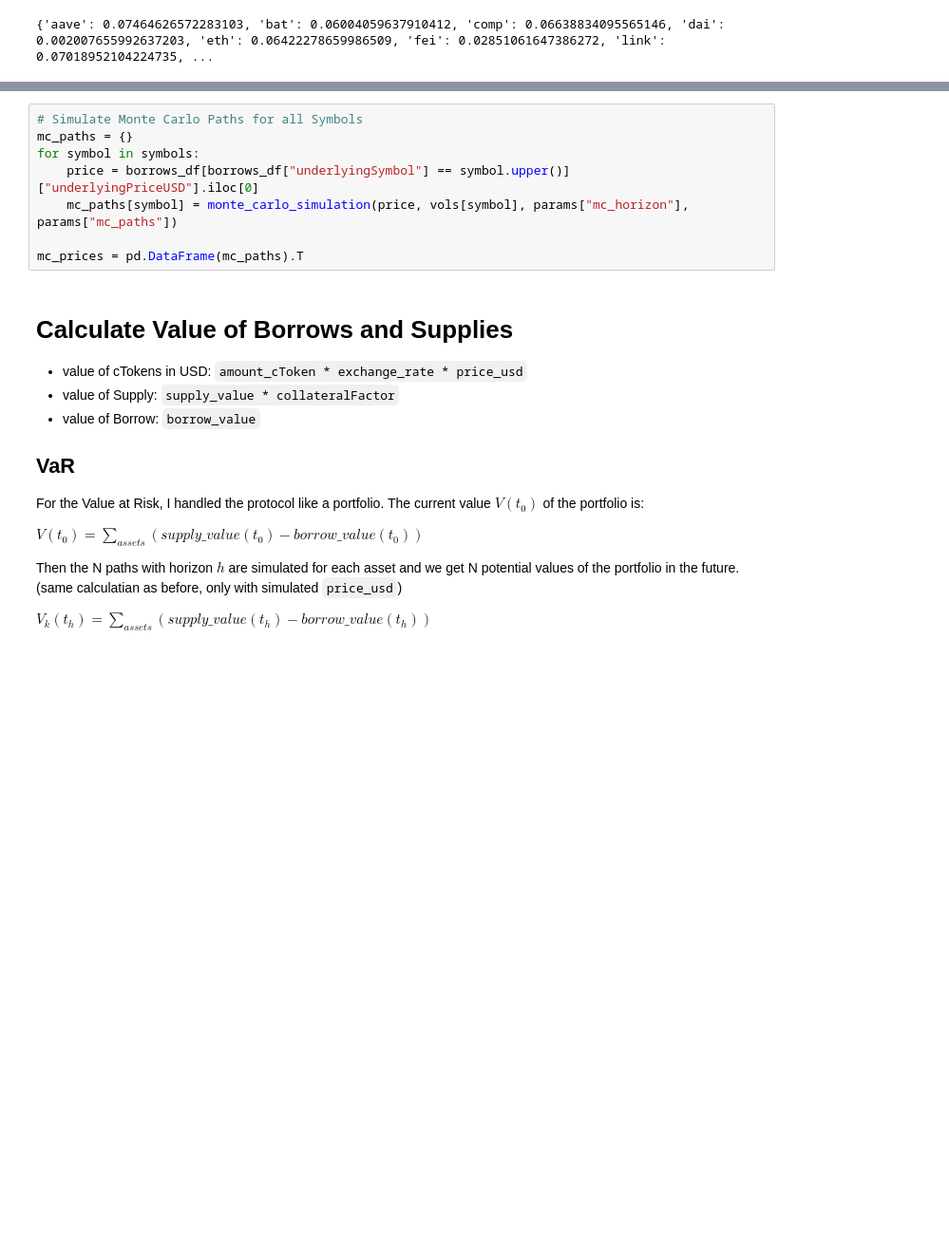
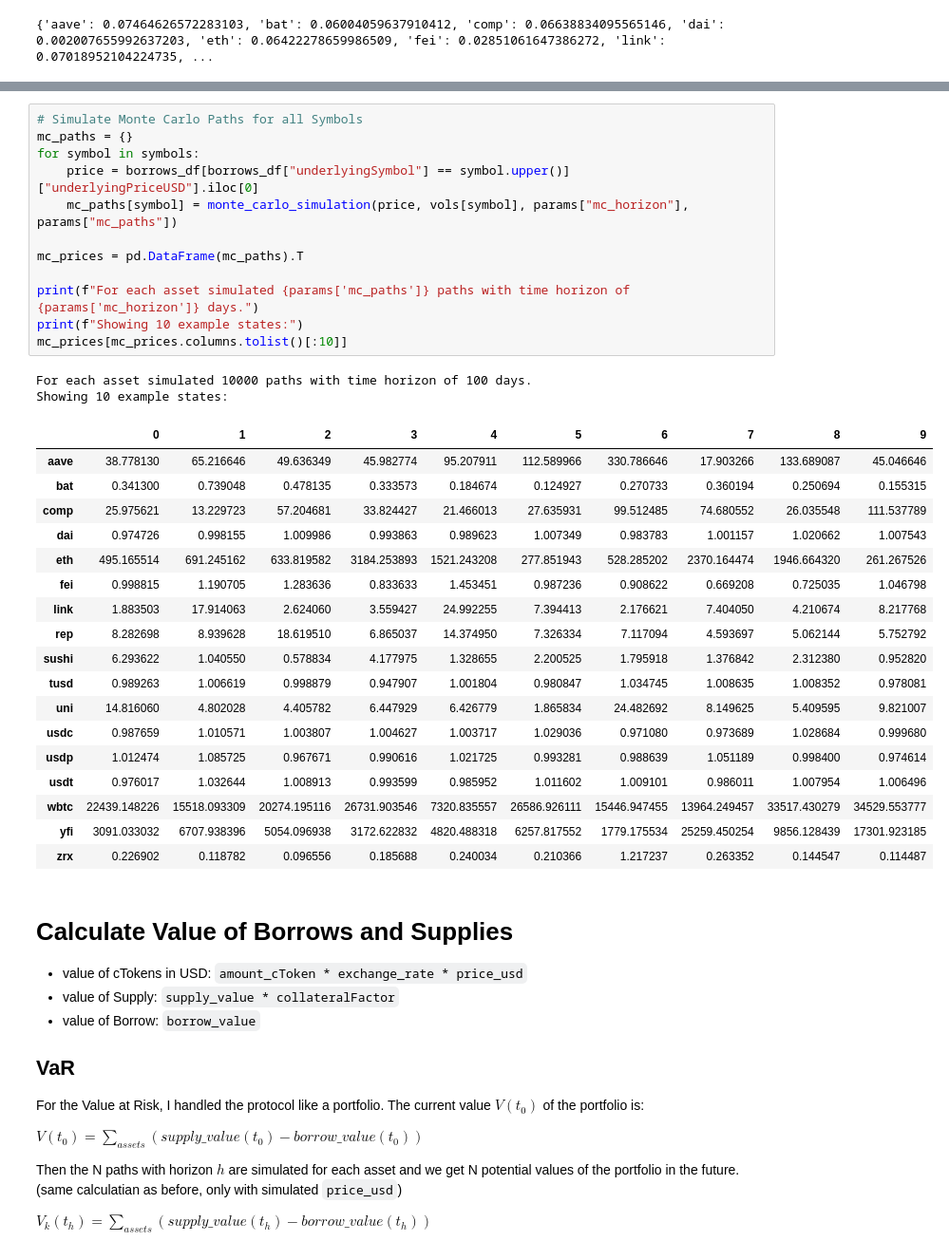
Before and after one commit to franwe/Compound, a Jupyter notebook: main.ipynb, the cells around one changed output, grey strips where cells are left out. Shown at 95% size. Saved outputs shown, nothing was run; the diff lists cells and outputs as text; blank space fills up the shorter version.

Commit message:
:memo: show example of MC simulations

```diff
--- a/main.ipynb
+++ b/main.ipynb
@@ -197,11 +197,36 @@ plt.show()
 # %%
 # Simulate Monte Carlo Paths for all Symbols
 mc_paths = {}
 for symbol in symbols:
     price = borrows_df[borrows_df["underlyingSymbol"] == symbol.upper()]["underlyingPriceUSD"].iloc[0]
     mc_paths[symbol] = monte_carlo_simulation(price, vols[symbol], params["mc_horizon"], params["mc_paths"])
 
 mc_prices = pd.DataFrame(mc_paths).T
+
+print(f"For each asset simulated {params['mc_paths']} paths with time horizon of {params['mc_horizon']} days.")
+print(f"Showing 10 example states:")
+mc_prices[mc_prices.columns.tolist()[:10]]
+# %% [output]
+For each asset simulated 10000 paths with time horizon of 100 days.
+Showing 10 example states:
+|  | 0 | 1 | 2 | 3 | 4 | 5 | 6 | 7 | 8 | 9 |
+| aave | 38.778130 | 65.216646 | 49.636349 | 45.982774 | 95.207911 | 112.589966 | 330.786646 | 17.903266 | 133.689087 | 45.046646 |
+| bat | 0.341300 | 0.739048 | 0.478135 | 0.333573 | 0.184674 | 0.124927 | 0.270733 | 0.360194 | 0.250694 | 0.155315 |
+| comp | 25.975621 | 13.229723 | 57.204681 | 33.824427 | 21.466013 | 27.635931 | 99.512485 | 74.680552 | 26.035548 | 111.537789 |
+| dai | 0.974726 | 0.998155 | 1.009986 | 0.993863 | 0.989623 | 1.007349 | 0.983783 | 1.001157 | 1.020662 | 1.007543 |
+| eth | 495.165514 | 691.245162 | 633.819582 | 3184.253893 | 1521.243208 | 277.851943 | 528.285202 | 2370.164474 | 1946.664320 | 261.267526 |
+| fei | 0.998815 | 1.190705 | 1.283636 | 0.833633 | 1.453451 | 0.987236 | 0.908622 | 0.669208 | 0.725035 | 1.046798 |
+| link | 1.883503 | 17.914063 | 2.624060 | 3.559427 | 24.992255 | 7.394413 | 2.176621 | 7.404050 | 4.210674 | 8.217768 |
+| rep | 8.282698 | 8.939628 | 18.619510 | 6.865037 | 14.374950 | 7.326334 | 7.117094 | 4.593697 | 5.062144 | 5.752792 |
+| sushi | 6.293622 | 1.040550 | 0.578834 | 4.177975 | 1.328655 | 2.200525 | 1.795918 | 1.376842 | 2.312380 | 0.952820 |
+| tusd | 0.989263 | 1.006619 | 0.998879 | 0.947907 | 1.001804 | 0.980847 | 1.034745 | 1.008635 | 1.008352 | 0.978081 |
+| uni | 14.816060 | 4.802028 | 4.405782 | 6.447929 | 6.426779 | 1.865834 | 24.482692 | 8.149625 | 5.409595 | 9.821007 |
+| usdc | 0.987659 | 1.010571 | 1.003807 | 1.004627 | 1.003717 | 1.029036 | 0.971080 | 0.973689 | 1.028684 | 0.999680 |
+| usdp | 1.012474 | 1.085725 | 0.967671 | 0.990616 | 1.021725 | 0.993281 | 0.988639 | 1.051189 | 0.998400 | 0.974614 |
+| usdt | 0.976017 | 1.032644 | 1.008913 | 0.993599 | 0.985952 | 1.011602 | 1.009101 | 0.986011 | 1.007954 | 1.006496 |
+| wbtc | 22439.148226 | 15518.093309 | 20274.195116 | 26731.903546 | 7320.835557 | 26586.926111 | 15446.947455 | 13964.249457 | 33517.430279 | 34529.553777 |
+| yfi | 3091.033032 | 6707.938396 | 5054.096938 | 3172.622832 | 4820.488318 | 6257.817552 | 1779.175534 | 25259.450254 | 9856.128439 | 17301.923185 |
+| zrx | 0.226902 | 0.118782 | 0.096556 | 0.185688 | 0.240034 | 0.210366 | 1.217237 | 0.263352 | 0.144547 | 0.114487 |
 # %% [markdown]
 # Calculate Value of Borrows and Supplies
 
```
Also changed, not shown: parts of 7 cells of this notebook.
